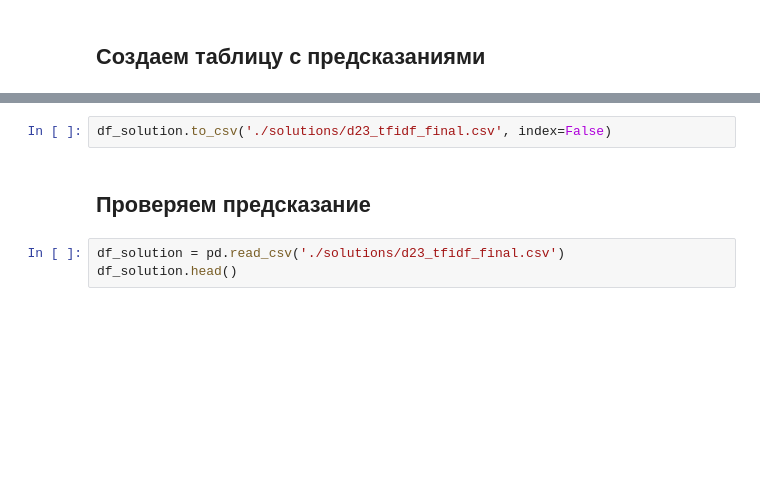
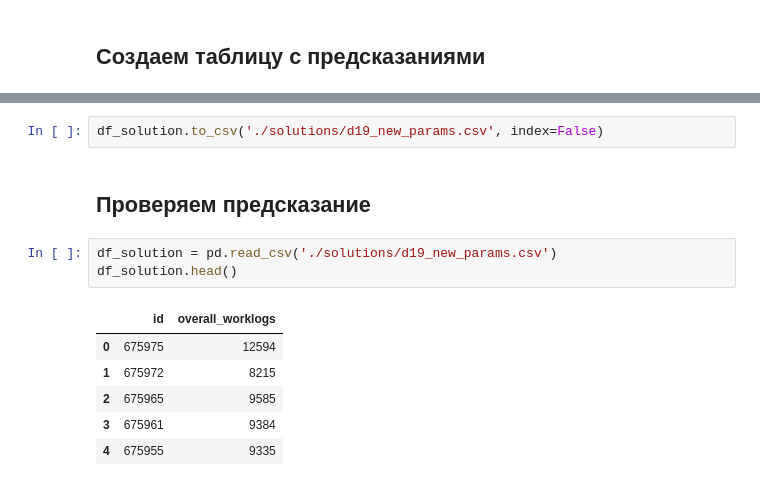
Before and after one commit to TayJen/hackathon_algu2022, a Jupyter notebook: H_ALGU_2022_Final.ipynb, the cells around one changed output, grey strips where cells are left out. Drawn from its saved outputs; the diff is of its cells as text; blank space fills up the shorter version.

```diff
--- a/H_ALGU_2022_Final.ipynb
+++ b/H_ALGU_2022_Final.ipynb
@@ -652,9 +674,16 @@ len(prediction_site), len(df_solution)
 # %%
-df_solution.to_csv('./solutions/d23_tfidf_final.csv', index=False)
+df_solution.to_csv('./solutions/d19_new_params.csv', index=False)
 # %% [markdown]
 ## Проверяем предсказание
 # %%
-df_solution = pd.read_csv('./solutions/d23_tfidf_final.csv')
+df_solution = pd.read_csv('./solutions/d19_new_params.csv')
 df_solution.head()
+# %% [output]
+|  | id | overall_worklogs |
+| 0 | 675975 | 12594 |
+| 1 | 675972 | 8215 |
+| 2 | 675965 | 9585 |
+| 3 | 675961 | 9384 |
+| 4 | 675955 | 9335 |
 # %%
 df_solution.describe()
```
Also changed, not shown: parts of 9 cells of this notebook.
